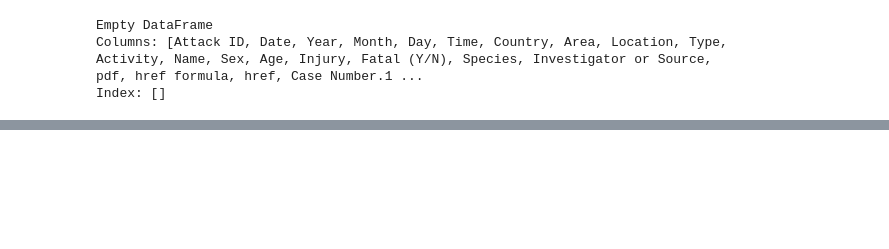
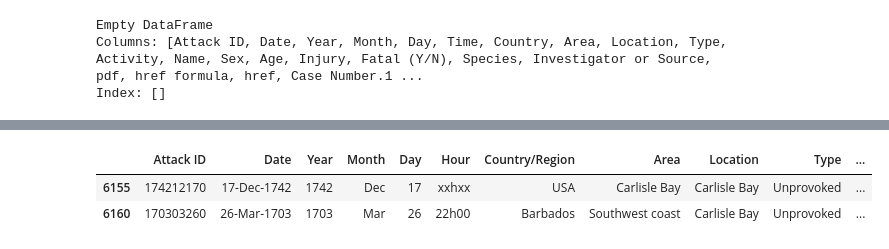
Before and after one commit to Linxx333/Data-Cleaning-Shark-Attacks, a Jupyter notebook: Jnotebooks/Cleaner.ipynb, the cells around one changed output, grey strips where cells are left out. Cells and saved outputs as stored; diff of their text form; code cells hidden in the pictures; blank space fills up the shorter version.

```diff
--- a/Jnotebooks/Cleaner.ipynb
+++ b/Jnotebooks/Cleaner.ipynb
@@ -556,0 +643,7 @@ sharks.head()
+# %%
+ #Tras una investigación determino que USA es el lugar donde es más común que sucedan los ataques
+ #Además coincide con la moda con lo cual relleno los nulos con este dato
+
+sharks['Country'].fillna('USA',inplace=True)
+sharks['Country'] = sharks['Country'].str.title()
+sharks['Country'].value_counts()
@@ -556,0 +775,6 @@ sharks.head()
+# %%
+sharks.loc[sharks['Location']=='Carlisle Bay']
+# %% [output]
+|  | Attack ID | Date | Year | Month | Day | Hour | Country/Region | Area | Location | Type | ... |
+| 6155 | 174212170 | 17-Dec-1742 | 1742 | Dec | 17 | xxhxx | USA | Carlisle Bay | Carlisle Bay | Unprovoked | ... |
+| 6160 | 170303260 | 26-Mar-1703 | 1703 | Mar | 26 | 22h00 | Barbados | Southwest coast | Carlisle Bay | Unprovoked | ... |
```
Also changed, not shown: parts of 13 cells of this notebook.
